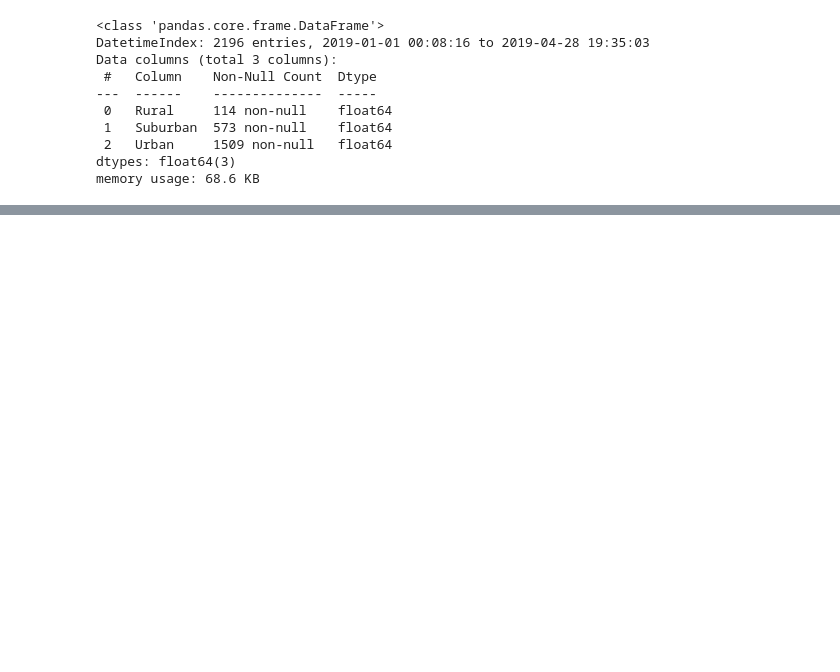
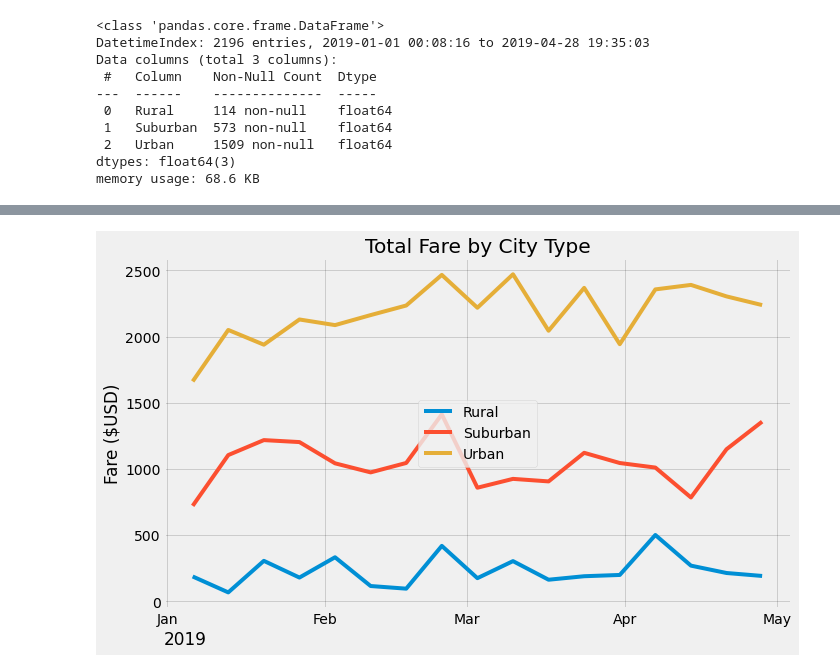
Before and after one commit to AndrewZinc/PyBer_Analysis, a Jupyter notebook: PyBer_Challenge.ipynb, the cells around one changed output, grey strips where cells are left out. Drawn from its saved outputs; the diff is of its cells as text; code cells hidden in the pictures; blank space fills up the shorter version.

```diff
--- a/PyBer_Challenge.ipynb
+++ b/PyBer_Challenge.ipynb
@@ -271,6 +253,8 @@ Data columns (total 3 columns):
 dtypes: float64(3)
 memory usage: 68.6 KB
 # %%
-# 8. Create a new DataFrame using the "resample()" function by week 'W' and get the sum of the fares for each week.
-pivot_resample_df = new_df.resample("W").sum("fare")
+# Create a new DataFrame using the "resample()" function by week 'W' and get the sum of the fares for each week.
+pivot_resample_df = new_df.resample("W").sum()
+
+pivot_resample_df
 # %% [output]
@@ -278,7 +280,34 @@ AttributeError: 'fare' is not a valid function for 'DataFrameGroupBy' object
 # %%
-# 9. Using the object-oriented interface method, plot the resample DataFrame using the df.plot() function.
+# Using the object-oriented interface method, plot the resample DataFrame using the df.plot() function.
 
 # Import the style from Matplotlib.
 from matplotlib import style
 # Use the graph style fivethirtyeight.
 style.use('fivethirtyeight')
+
+import matplotlib.dates as mdates
+
+fig,ax = plt.subplots(figsize=(10,6))
+ax.plot(pivot_resample_df.index, pivot_resample_df.values)
+
+ax.set_title("Total Fare by City Type")
+ax.set_ylabel("Fare ($USD)")
+ax.set_xlabel("2019",loc="left")
+
+month_fmt = mdates.DateFormatter("%b")
+
+months = mdates.MonthLocator(bymonthday=1)
+
+ax.xaxis.set_major_locator(months)
+ax.xaxis.set_major_formatter(month_fmt)
+
+ax.grid(which="major",axis="both",c="black",alpha=0.15)
+
+ax.legend(pivot_resample_df,loc="center")
+
+# Save the figure.
+plt.savefig("Analysis/Fig8.png")
+
+plt.show()
+# %% [output]
+[figure, added]
```
Also changed, not shown: parts of 17 cells of this notebook.
